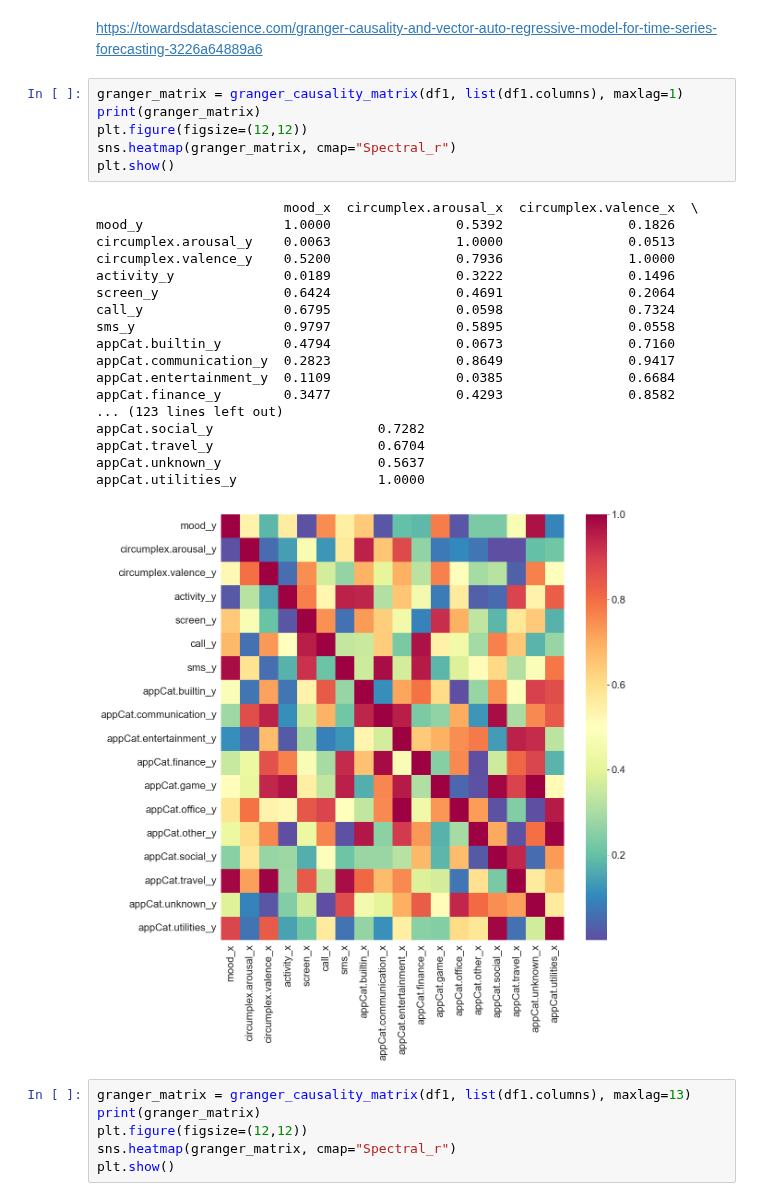
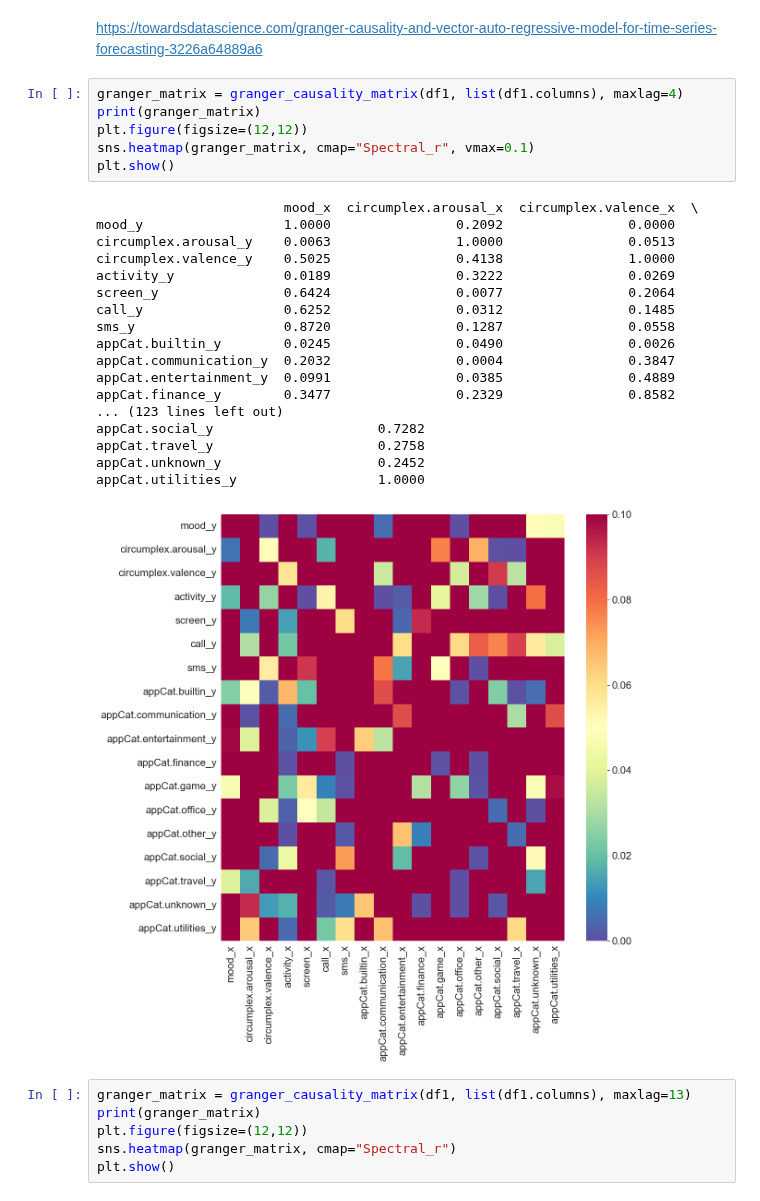
Before and after one commit to PaulHosek/DataMining, a Jupyter notebook: draft_1a_exploratory.ipynb, the cells around one changed output. Cells and saved outputs as stored; diff of their text form.

```diff
--- a/draft_1a_exploratory.ipynb
+++ b/draft_1a_exploratory.ipynb
@@ -115,30 +115,30 @@ NameError: name 'train' is not defined
 # %% [markdown]
 https://towardsdatascience.com/granger-causality-and-vector-auto-regressive-model-for-time-series-forecasting-3226a64889a6
 # %%
-granger_matrix = granger_causality_matrix(df1, list(df1.columns), maxlag=1)
+granger_matrix = granger_causality_matrix(df1, list(df1.columns), maxlag=4)
 print(granger_matrix)
 plt.figure(figsize=(12,12))
-sns.heatmap(granger_matrix, cmap="Spectral_r")
+sns.heatmap(granger_matrix, cmap="Spectral_r", vmax=0.1)
 plt.show()
 # %% [output]
                         mood_x  circumplex.arousal_x  circumplex.valence_x  \
-mood_y                  1.0000                0.5392                0.1826
+mood_y                  1.0000                0.2092                0.0000
 circumplex.arousal_y    0.0063                1.0000                0.0513
-circumplex.valence_y    0.5200                0.7936                1.0000
-activity_y              0.0189                0.3222                0.1496
-screen_y                0.6424                0.4691                0.2064
-call_y                  0.6795                0.0598                0.7324
-sms_y                   0.9797                0.5895                0.0558
-appCat.builtin_y        0.4794                0.0673                0.7160
-appCat.communication_y  0.2823                0.8649                0.9417
-appCat.entertainment_y  0.1109                0.0385                0.6684
-appCat.finance_y        0.3477                0.4293                0.8582
+circumplex.valence_y    0.5025                0.4138                1.0000
+activity_y              0.0189                0.3222                0.0269
+screen_y                0.6424                0.0077                0.2064
+call_y                  0.6252                0.0312                0.1485
+sms_y                   0.8720                0.1287                0.0558
+appCat.builtin_y        0.0245                0.0490                0.0026
+appCat.communication_y  0.2032                0.0004                0.3847
+appCat.entertainment_y  0.0991                0.0385                0.4889
+appCat.finance_y        0.3477                0.2329                0.8582
 ... (123 lines left out)
 appCat.social_y                     0.7282
-appCat.travel_y                     0.6704
-appCat.unknown_y                    0.5637
+appCat.travel_y                     0.2758
+appCat.unknown_y                    0.2452
 appCat.utilities_y                  1.0000
-[figure, old version]
+[figure, new version]
 # %%
 granger_matrix = granger_causality_matrix(df1, list(df1.columns), maxlag=13)
 print(granger_matrix)
```
Also changed, not shown: 1 other file.
